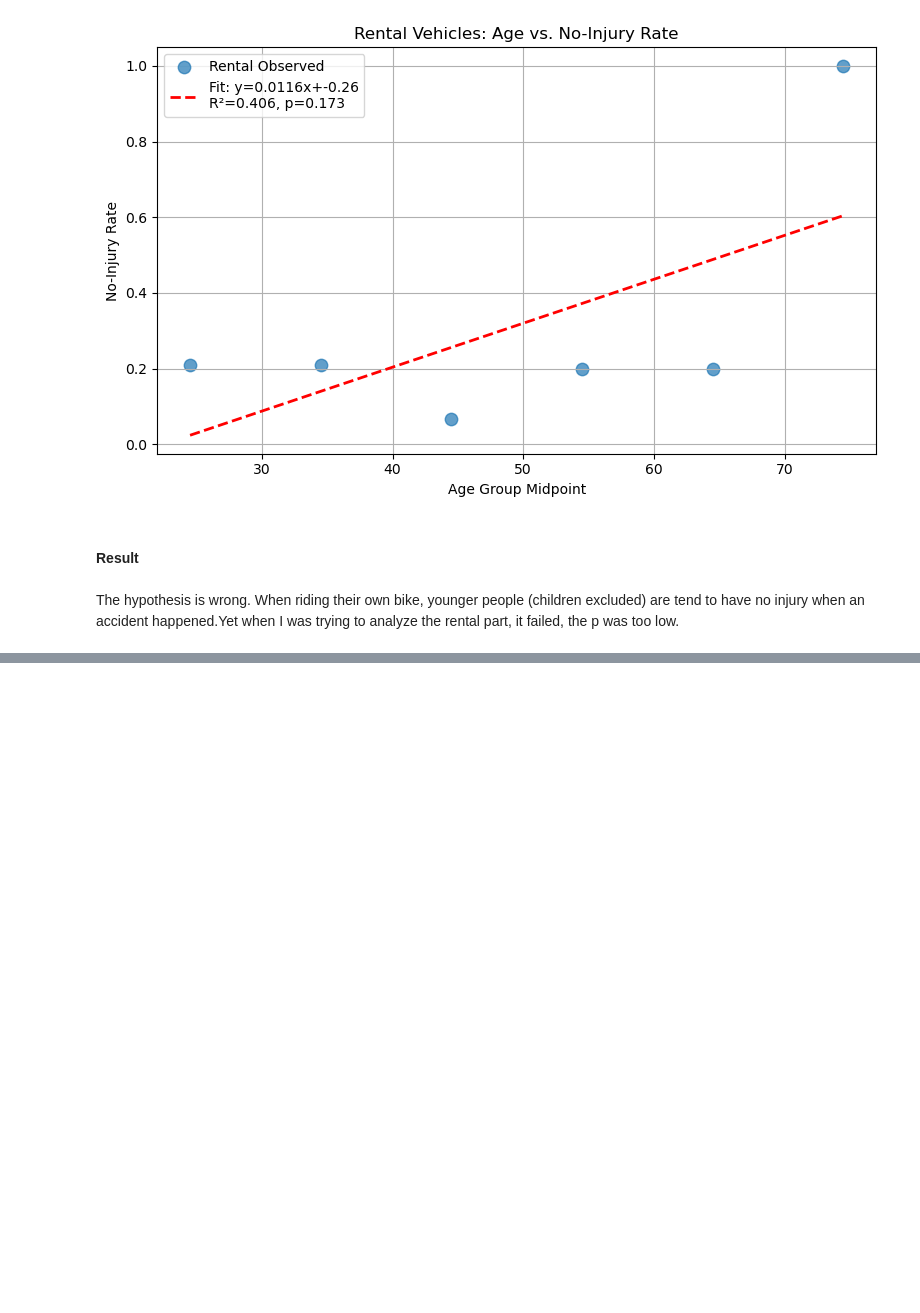
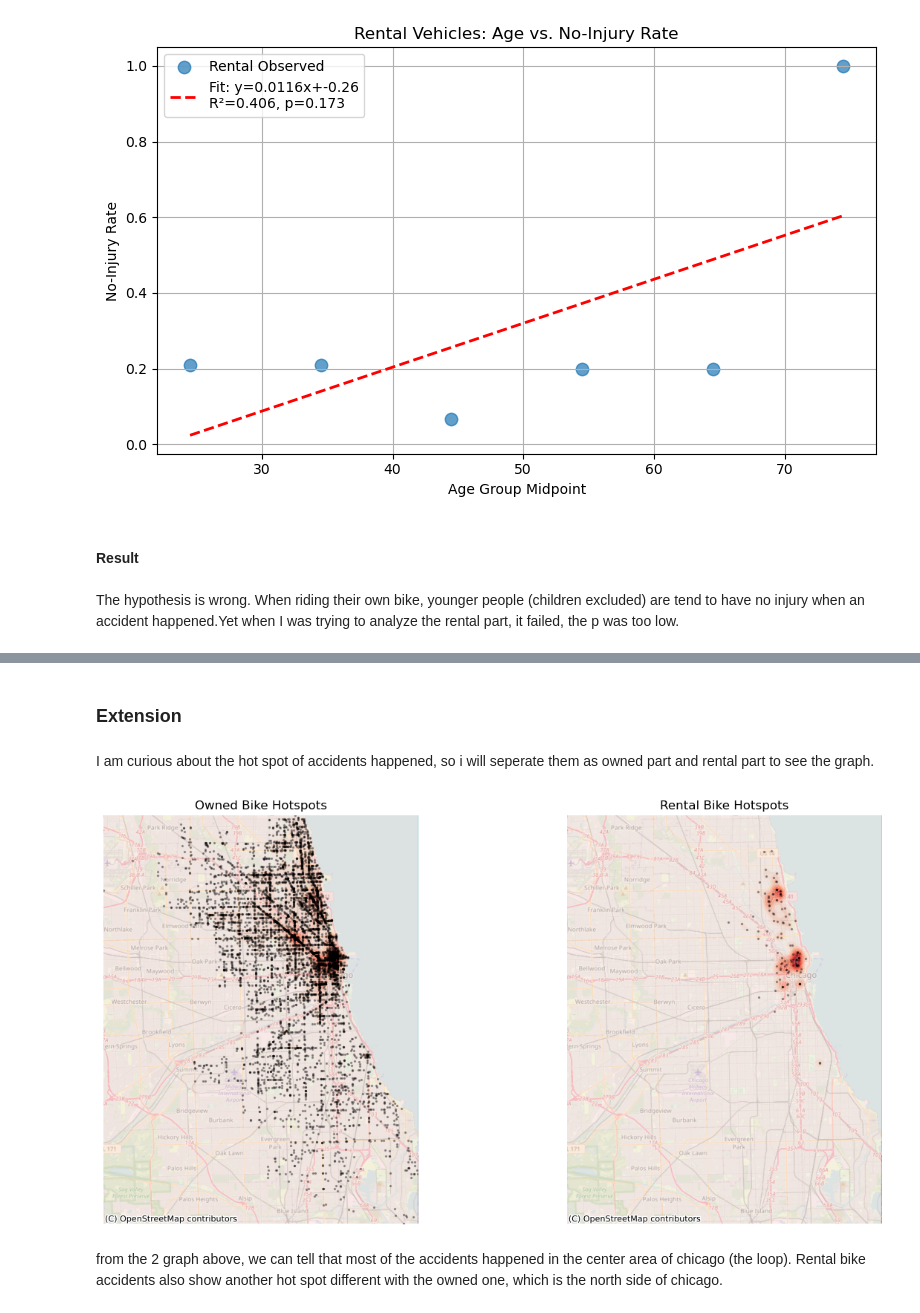
Before and after one commit to kelseyyiting/2025SpringFinalPrj, a Jupyter notebook: finalprj.ipynb, the cells around one changed output, grey strips where cells are left out. Saved outputs shown, nothing was run; the diff lists cells and outputs as text; code cells hidden in the pictures; blank space fills up the shorter version.

Commit message:
update the extension part

```diff
--- a/finalprj.ipynb
+++ b/finalprj.ipynb
@@ -588,0 +609,63 @@ The hypothesis is wrong. When riding their own bike, younger people (children ex
+# %% [markdown]
+### Extension
+# %% [markdown]
+I am curious about the hot spot of accidents happened, so i will seperate them as owned part and rental part to see the graph.
+# %%
+import pandas as pd
+import numpy as np
+import geopandas as gpd
+import matplotlib.pyplot as plt
+from shapely.geometry import Point
+from sklearn.neighbors import KernelDensity
+import contextily as ctx
+
+def make_gdf(path):
+    df = pd.read_csv(path)
+    df = df.dropna(subset=['LONGITUDE','LATITUDE'])
+    gdf = gpd.GeoDataFrame(
+        df,
+        geometry=[Point(xy) for xy in zip(df.LONGITUDE, df.LATITUDE)],
+        crs='EPSG:4326'      # WGS84
+    )
+    return gdf.to_crs(epsg=3857)
+
+gdf_owned  = make_gdf('Accident_owned_merge_details.csv')
+gdf_rental = make_gdf('Accident_rental_merge_details.csv')
+
+xy_o = np.vstack([gdf_owned.geometry.x,  gdf_owned.geometry.y]).T
+xy_r = np.vstack([gdf_rental.geometry.x, gdf_rental.geometry.y]).T
+
+kde_o = KernelDensity(bandwidth=500, kernel='gaussian').fit(xy_o)
+kde_r = KernelDensity(bandwidth=500, kernel='gaussian').fit(xy_r)
+
+xmin, ymin, xmax, ymax = gdf_owned.total_bounds
+xx, yy = np.mgrid[xmin:xmax:500j, ymin:ymax:500j]  # 500×500 网格
+grid = np.vstack([xx.ravel(), yy.ravel()]).T
+
+zz_o = np.exp(kde_o.score_samples(grid)).reshape(xx.shape)
+zz_r = np.exp(kde_r.score_samples(grid)).reshape(xx.shape)
+
+fig, (ax1, ax2) = plt.subplots(1, 2, figsize=(14, 6))
+
+for ax, zz, gdf, title in [
+    (ax1, zz_o, gdf_owned,  'Owned Bike Hotspots'),
+    (ax2, zz_r, gdf_rental, 'Rental Bike Hotspots')
+]:
+    ax.contourf(xx, yy, zz, levels=12, cmap='Reds', alpha=0.6)
+
+    gdf.plot(ax=ax, markersize=2, color='black', alpha=0.3)
+
+    ctx.add_basemap(
+        ax,
+        source=ctx.providers.OpenStreetMap.Mapnik,
+        crs=gdf.crs
+    )
+    ax.set_title(title)
+    ax.set_axis_off()
+
+plt.tight_layout()
+plt.show()
+# %% [output]
+[figure, added]
+# %% [markdown]
+from the 2 graph above, we can tell that most of the accidents happened in the center area of chicago (the loop). Rental bike accidents also show another hot spot different with the owned one, which is the north side of chicago.
```
Also changed, not shown: parts of 3 cells of this notebook.
